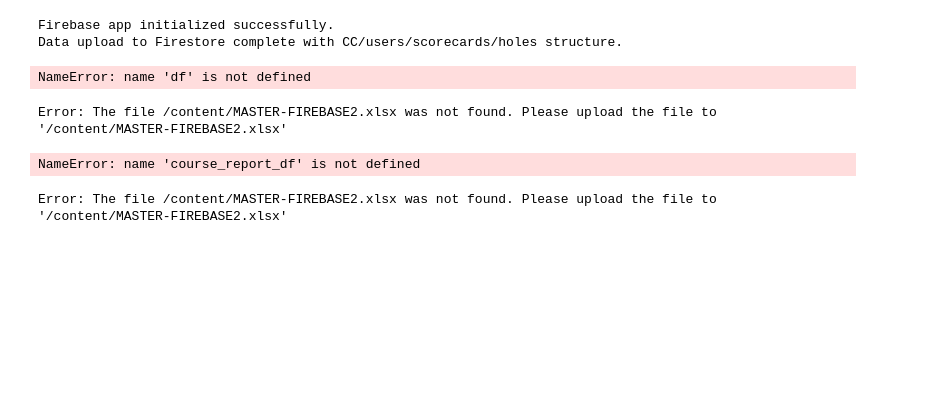
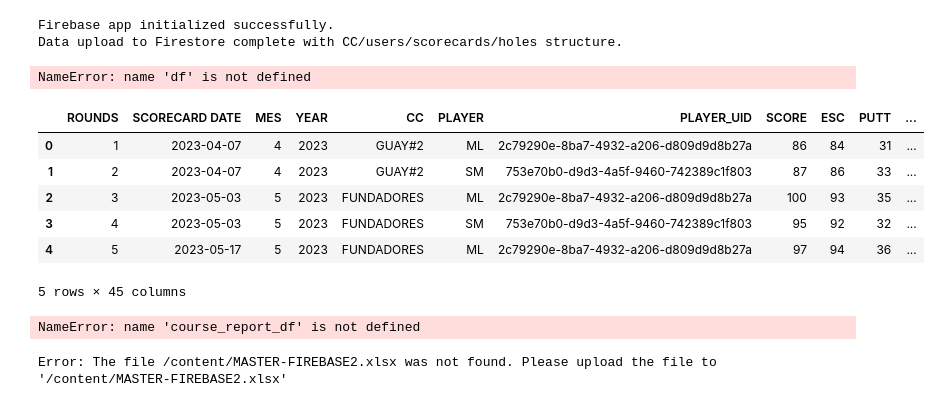
Before and after one commit to elchupacabris/DNAShot, a Jupyter notebook: masterfirebase_excel_2.ipynb, the cells around one changed output. Drawn from its saved outputs; the diff is of its cells as text; code cells hidden in the pictures; blank space fills up the shorter version.

```diff
--- a/masterfirebase_excel_2.ipynb
+++ b/masterfirebase_excel_2.ipynb
@@ -4632,7 +4632,7 @@ NameError: name 'df' is not defined
 import pandas as pd
 import uuid
 
-excel_file_path = "/content/MASTER-FIREBASE2.xlsx"
+excel_file_path = "/content/drive/MyDrive/Raw data/MASTER-FIREBASE.xlsx"
 try:
     df = pd.read_excel(excel_file_path, sheet_name="ALLDATA")
 
@@ -4752,34 +4752,40 @@ try:
         **{'PAR4': ('PAR4', 'sum')},
         **{'PAR5': ('PAR5', 'sum')},
         **{'BOGEY3': ('BOGEY3', 'sum')},
         **{'BOGEY4': ('BOGEY4', 'sum')},
         **{'BOGEY5': ('BOGEY5', 'sum')},
         **{'DOBLE3': ('DOBLE3', 'sum')},
         **{'DOBLE4': ('DOBLE4', 'sum')},
         **{'DOBLE5': ('DOBLE5', 'sum')},
         **{'TRIPLEOR3': ('TRIPLEOR3', 'sum')},
         **{'TRIPLEOR4': ('TRIPLEOR4', 'sum')},
         **{'TRIPLEOR5': ('TRIPLEOR5', 'sum')},
         IDA=('IDA', 'first'), # IDA is the same for all rows in a round
         VUELTA=('VUELTA', 'first'), # VUELTA is the same for all rows in a round
         **{'DIF+/-': ('DIF+/-', 'first')}, # DIF+/- is the same for all rows in a round
         MEJOR=('MEJOR_ROUND', 'first') # MEJOR is the same for all rows in a round (using the corrected column name)
     ).reset_index()
 
     # Calculate DDMAX and DDMAXFIR at the round level and merge
     dd_max_round_agg = df.groupby(['ROUNDS', 'PLAYER_UID', 'CC'])['DD'].max().reset_index(name='DDMAX')
     dd_max_fir_round_agg = df[df['DDTYPE'] == 'F'].groupby(['ROUNDS', 'PLAYER_UID', 'CC'])['DD'].max().reset_index(name='DDMAXFIR')
 
     course_report_df = pd.merge(course_report_df, dd_max_round_agg, on=['ROUNDS', 'PLAYER_UID', 'CC'], how='left')
     course_report_df = pd.merge(course_report_df, dd_max_fir_round_agg, on=['ROUNDS', 'PLAYER_UID', 'CC'], how='left')
 
     # Display the head of the new course_report_df DataFrame
     display(course_report_df.head())
 
 except FileNotFoundError:
     print(f"Error: The file {excel_file_path} was not found. Please upload the file to '/content/MASTER-FIREBASE2.xlsx'")
 # %% [output]
+|  | ROUNDS | SCORECARD DATE | MES | YEAR | CC | PLAYER | PLAYER_UID | SCORE | ESC | PUTT | ... |
+| 0 | 1 | 2023-04-07 | 4 | 2023 | GUAY#2 | ML | 2c79290e-8ba7-4932-a206-d809d9d8b27a | 86 | 84 | 31 | ... |
+| 1 | 2 | 2023-04-07 | 4 | 2023 | GUAY#2 | SM | 753e70b0-d9d3-4a5f-9460-742389c1f803 | 87 | 86 | 33 | ... |
+| 2 | 3 | 2023-05-03 | 5 | 2023 | FUNDADORES | ML | 2c79290e-8ba7-4932-a206-d809d9d8b27a | 100 | 93 | 35 | ... |
+| 3 | 4 | 2023-05-03 | 5 | 2023 | FUNDADORES | SM | 753e70b0-d9d3-4a5f-9460-742389c1f803 | 95 | 92 | 32 | ... |
+| 4 | 5 | 2023-05-17 | 5 | 2023 | FUNDADORES | ML | 2c79290e-8ba7-4932-a206-d809d9d8b27a | 97 | 94 | 36 | ... |
-Error: The file /content/MASTER-FIREBASE2.xlsx was not found. Please upload the file to '/content/MASTER-FIREBASE2.xlsx'
+5 rows × 45 columns
 # %%
 # Convert the course_report_df DataFrame to a dictionary, orienting it by index
 course_report_data = course_report_df.to_dict(orient='index')
```
Also changed, not shown: parts of 2 cells of this notebook.
